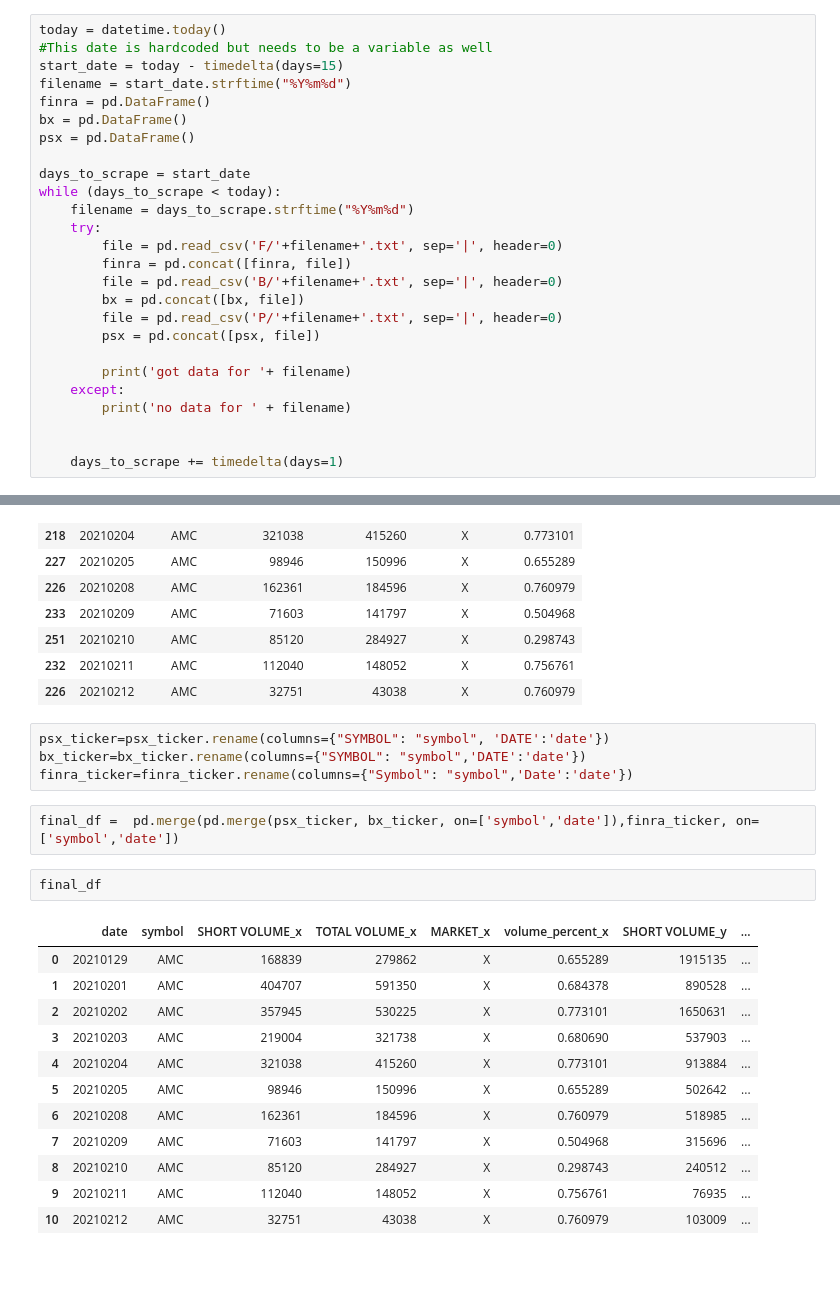
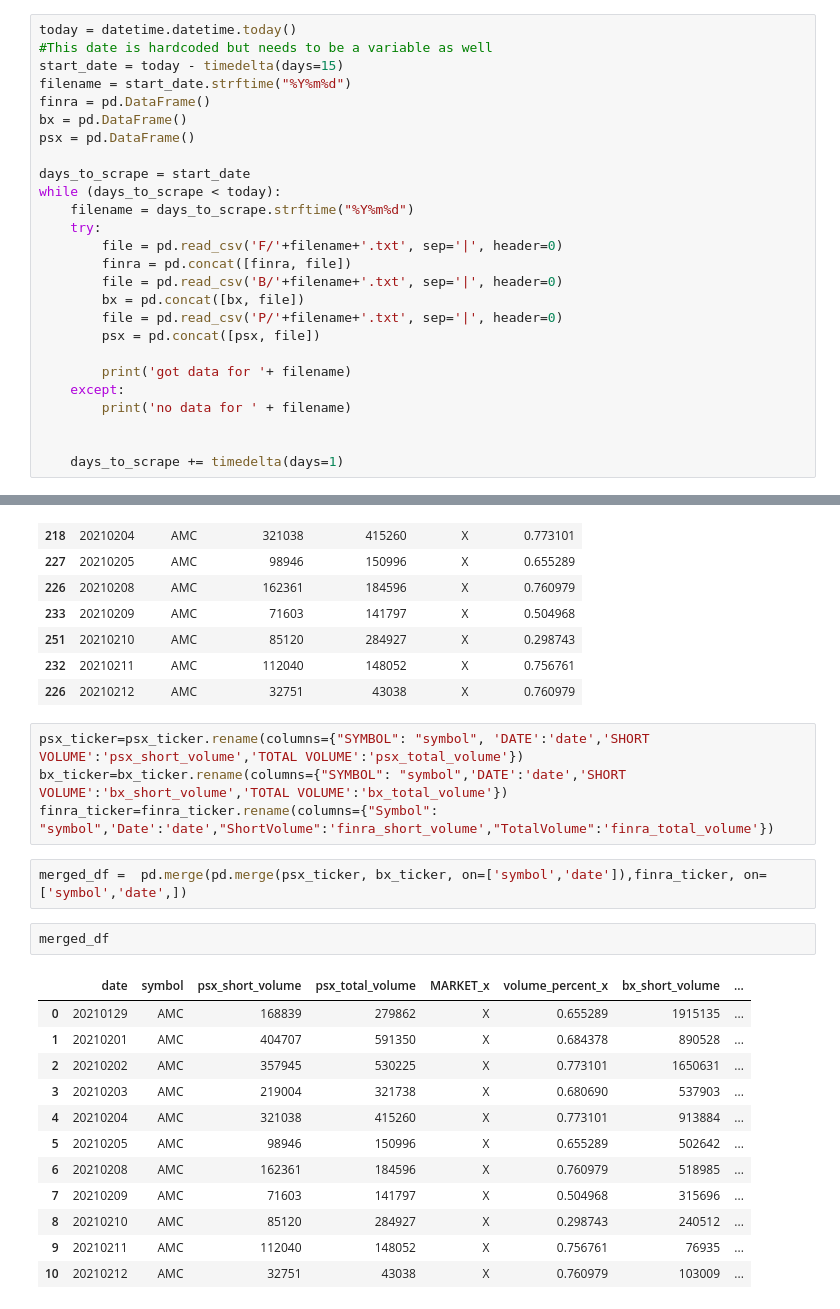
Before and after one commit to AmateurAcademic/WSB-President-Wolfe-Hypothesis, a Jupyter notebook: WebScraping/Data-Prep.ipynb, the cells around one changed output, grey strips where cells are left out. Saved outputs shown, nothing was run; the diff lists cells and outputs as text; blank space fills up the shorter version.

```diff
--- a/WebScraping/Data-Prep.ipynb
+++ b/WebScraping/Data-Prep.ipynb
@@ -52,7 +57,7 @@ dataframe
 | 2021-02-12 | -2.27 | AMC |
 1801 rows × 2 columns
 # %%
-today = datetime.today()
+today = datetime.datetime.today()
 #This date is hardcoded but needs to be a variable as well
 start_date = today - timedelta(days=15)
 filename = start_date.strftime("%Y%m%d")
@@ -157,15 +170,15 @@ psx_ticker
 | 232 | 20210211 | AMC | 112040 | 148052 | X | 0.756761 |
 | 226 | 20210212 | AMC | 32751 | 43038 | X | 0.760979 |
 # %%
-psx_ticker=psx_ticker.rename(columns={"SYMBOL": "symbol", 'DATE':'date'})
-bx_ticker=bx_ticker.rename(columns={"SYMBOL": "symbol",'DATE':'date'})
-finra_ticker=finra_ticker.rename(columns={"Symbol": "symbol",'Date':'date'})
+psx_ticker=psx_ticker.rename(columns={"SYMBOL": "symbol", 'DATE':'date','SHORT VOLUME':'psx_short_volume','TOTAL VOLUME':'psx_total_volume'})
+bx_ticker=bx_ticker.rename(columns={"SYMBOL": "symbol",'DATE':'date','SHORT VOLUME':'bx_short_volume','TOTAL VOLUME':'bx_total_volume'})
+finra_ticker=finra_ticker.rename(columns={"Symbol": "symbol",'Date':'date',"ShortVolume":'finra_short_volume',"TotalVolume":'finra_total_volume'})
 # %%
-final_df =  pd.merge(pd.merge(psx_ticker, bx_ticker, on=['symbol','date']),finra_ticker, on=['symbol','date'])
+merged_df =  pd.merge(pd.merge(psx_ticker, bx_ticker, on=['symbol','date']),finra_ticker, on=['symbol','date',])
 # %%
-final_df
+merged_df
 # %% [output]
-|  | date | symbol | SHORT VOLUME_x | TOTAL VOLUME_x | MARKET_x | volume_percent_x | SHORT VOLUME_y | ... |
+|  | date | symbol | psx_short_volume | psx_total_volume | MARKET_x | volume_percent_x | bx_short_volume | ... |
 | 0 | 20210129 | AMC | 168839 | 279862 | X | 0.655289 | 1915135 | ... |
 | 1 | 20210201 | AMC | 404707 | 591350 | X | 0.684378 | 890528 | ... |
 | 2 | 20210202 | AMC | 357945 | 530225 | X | 0.773101 | 1650631 | ... |
```
Also changed, not shown: parts of 6 cells of this notebook.
